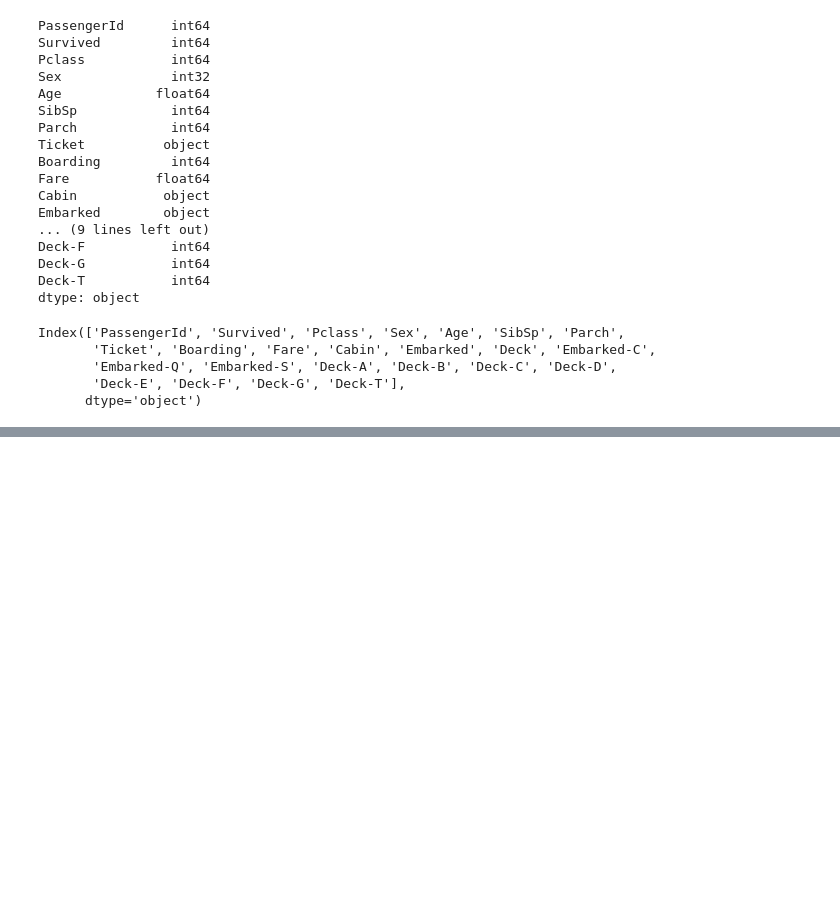
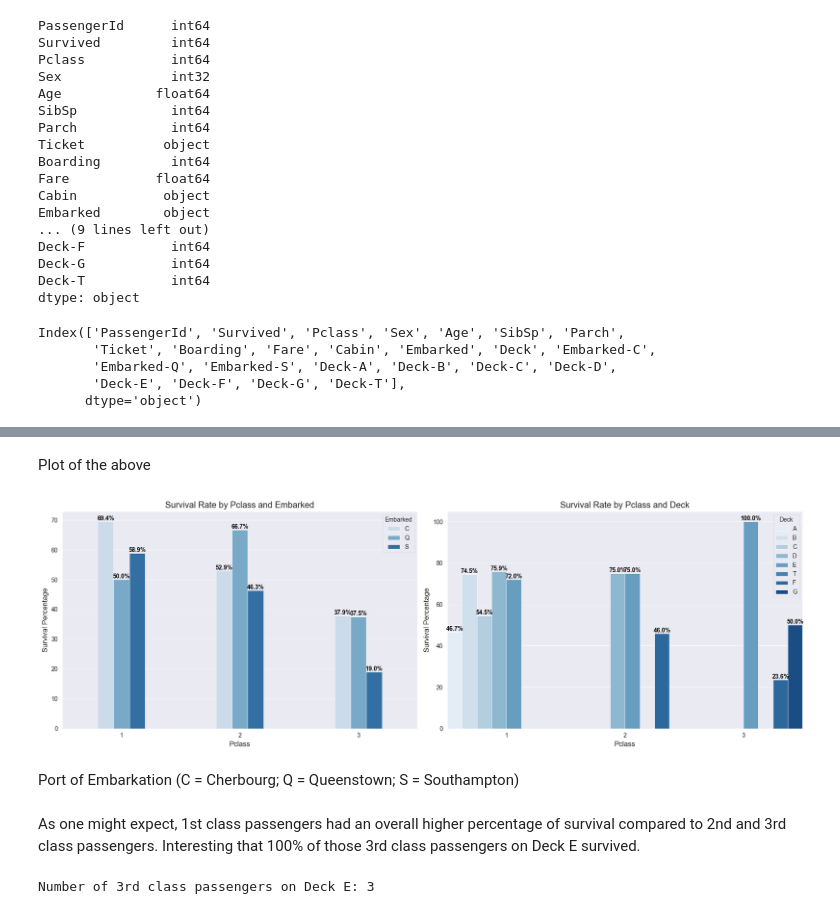
Before and after one commit to scottmr007/Titanic_EDA, a Jupyter notebook: Titanice_EDA.ipynb, the cells around one changed output, grey strips where cells are left out. Saved outputs shown, nothing was run; the diff lists cells and outputs as text; code cells hidden in the pictures; blank space fills up the shorter version.

```diff
--- a/Titanice_EDA.ipynb
+++ b/Titanice_EDA.ipynb
@@ -409,0 +482,13 @@ y_data = y.to_numpy()
+# %%
+# Convert one-hot encoding of 'Embarked' and 'Deck' back to categorical labels
+train_scaled['Embarked'] = train_scaled[['Embarked-C', 'Embarked-Q', 'Embarked-S']].idxmax(axis=1).str.replace('Embarked-', '')
+train_scaled['Deck'] = train_scaled[['Deck-A', 'Deck-B', 'Deck-C', 'Deck-D', 'Deck-E', 'Deck-F', 'Deck-G', 'Deck-T']].idxmax(axis=1).str.replace('Deck-', '')
+
+# Survival percentages by Pclass and Embarked
+embarked_survival_percentages = train_scaled.groupby(['Pclass', 'Embarked'])['Survived'].mean() * 100
+
+# Survival percentages by Pclass and Deck
+deck_survival_percentages = train_scaled.groupby(['Pclass', 'Deck'])['Survived'].mean() * 100
+
+print("Survival percentages by Pclass and Embarked:\n", embarked_survival_percentages)
+print("\nSurvival percentages by Pclass and Deck:\n", deck_survival_percentages)
@@ -409,0 +513,2 @@ y_data = y.to_numpy()
+# %% [markdown]
+Plot of the above
@@ -409,0 +536,48 @@ y_data = y.to_numpy()
+# %%
+# Convert Series to DataFrame for easy plotting
+df_embarked = embarked_survival_percentages.reset_index()
+df_deck = deck_survival_percentages.reset_index()
+
+fig, axes = plt.subplots(1, 2, figsize=(18, 6))
+
+# Plot 1: Survival % by Pclass and Embarked
+sns.barplot(x='Pclass', y='Survived', hue='Embarked', data=df_embarked, palette='Blues', ax=axes[0], width=0.4)
+axes[0].set_title("Survival Rate by Pclass and Embarked")
+axes[0].set_ylabel("Survival Percentage")
+axes[0].set_xlabel("Pclass")
+axes[0].legend(title="Embarked")
+
+# Add percentage labels
+for p in axes[0].patches:
+    height = p.get_height()
+    if height > 0:
+        axes[0].annotate(f'{height:.1f}%', (p.get_x() + p.get_width() / 2, height),
+                         ha='center', va='bottom', fontsize=10, color='black', fontweight='bold')
+
+# Plot 2: Survival % by Pclass and Deck
+sns.barplot(x='Pclass', y='Survived', hue='Deck', data=df_deck, palette='Blues', ax=axes[1], width=1.0)
+axes[1].set_title("Survival Rate by Pclass and Deck")
+axes[1].set_ylabel("Survival Percentage")
+axes[1].set_xlabel("Pclass")
+axes[1].legend(title="Deck")
+
+# Add percentage labels
+for p in axes[1].patches:
+    height = p.get_height()
+    if height > 0:
+        axes[1].annotate(f'{height:.1f}%', (p.get_x() + p.get_width() / 2, height),
+                         ha='center', va='bottom', fontsize=10, color='black', fontweight='bold')
+
+plt.tight_layout()
+plt.show()
+# %% [output]
+[figure, added]
+# %% [markdown]
+Port of Embarkation (C = Cherbourg; Q = Queenstown; S = Southampton)
+# %% [markdown]
+As one might expect, 1st class passengers had an overall higher percentage of survival compared to 2nd and 3rd class passengers. Interesting that 100% of those 3rd class passengers on Deck E survived.
+# %%
+num_3rd_class_deck_E = train_scaled[(train_scaled['Pclass'] == 3) & (train_scaled['Deck-E'] == 1)].shape[0] # Counts matching rows
+print(f"Number of 3rd class passengers on Deck E: {num_3rd_class_deck_E}")
+# %% [output]
+Number of 3rd class passengers on Deck E: 3
```
Also changed, not shown: parts of 19 cells of this notebook.
